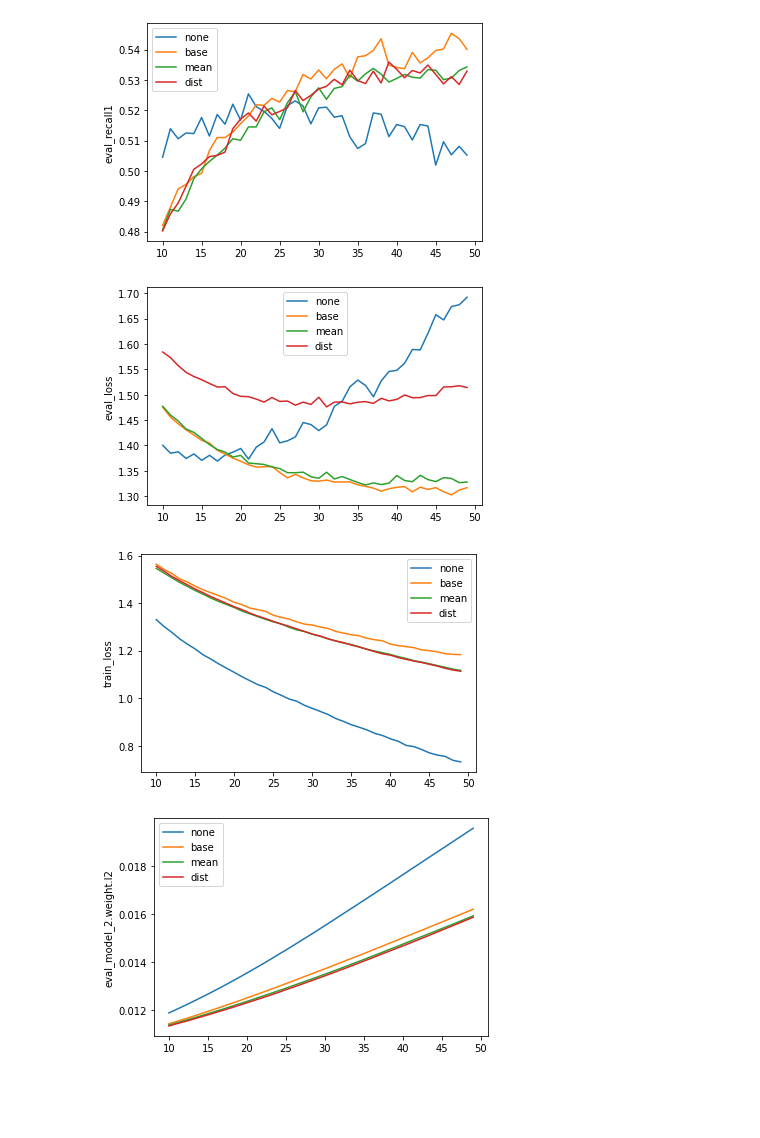
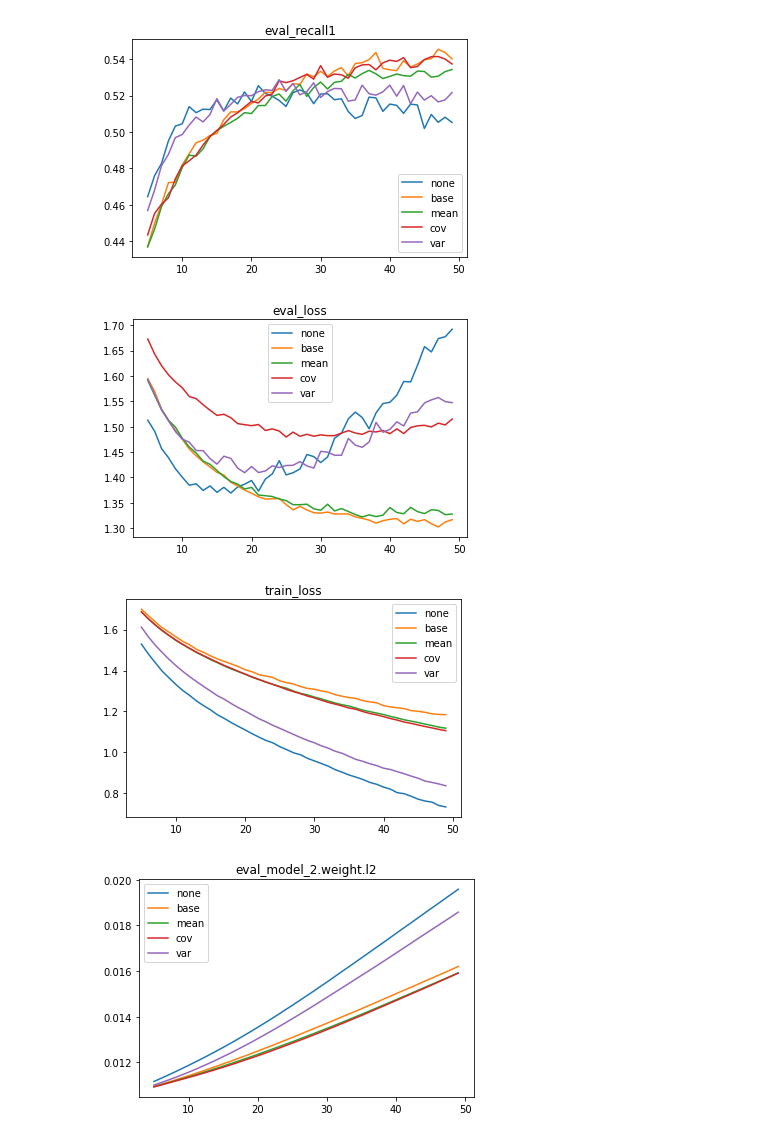
Before and after one commit to yingchenlin/kiln, a Jupyter notebook: dist.ipynb, the cells around one changed output. Drawn from its saved outputs; the diff is of its cells as text; code cells hidden in the pictures; blank space fills up the shorter version.

```diff
--- a/dist.ipynb
+++ b/dist.ipynb
@@ -1,28 +1,27 @@
 # %%
 import pandas as pd
 import matplotlib.pyplot as plt
-# %%
-none_df = pd.read_json("outputs/none_1/logs.json")
-base_df = pd.read_json("outputs/base_1/logs.json")
-mean_df = pd.read_json("outputs/mean_1/logs.json")
-dist_df = pd.read_json("outputs/dist_1/logs.json")
-def plot(key, start=10):
-    _, ax = plt.subplots(1, 1)
-    ax.set_ylabel(key)
-    none_df[none_df.index >= start][key].plot(ax=ax, label="none")
-    base_df[base_df.index >= start][key].plot(ax=ax, label="base")
-    mean_df[mean_df.index >= start][key].plot(ax=ax, label="mean")
-    dist_df[dist_df.index >= start][key].plot(ax=ax, label="dist")
-    ax.legend()
 # %%
+df_map = {}
+for tag in ("none", "base", "mean", "cov", "var"):
+    df_map[tag] = pd.read_json(f"outputs/{tag}_1/logs.json")
+
+def plot(key, start=5):
+    _, ax = plt.subplots(1, 1)
+    ax.set_title(key)
+    for tag, df in df_map.items():
+        df[df.index >= start][key].plot(ax=ax, label=tag)
+    ax.legend()
+
 plot(f"eval_recall1")
 plot(f"eval_loss")
 plot(f"train_loss")
-for i in (2,5,8,11):
+for i in (2, 5, 8, 11):
     plot(f"eval_model_{i}.weight.l2")
+for i in (2, 5, 8, 11):
     plot(f"eval_model_{i}.bias.l2")
 # %% [output]
-[figure, old version]
+[figure, new version]
-[figure, old version]
+[figure, new version]
-[figure, old version]
+[figure, new version]
-[figure, old version]
+[figure, new version]
```
Also changed, not shown: parts of 1 cell of this notebook, 2 other files.
